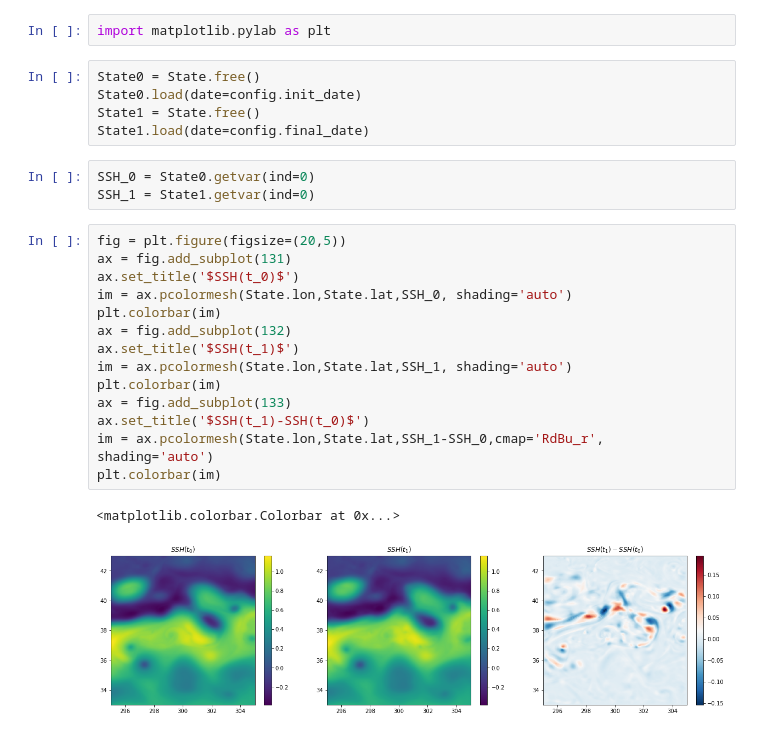
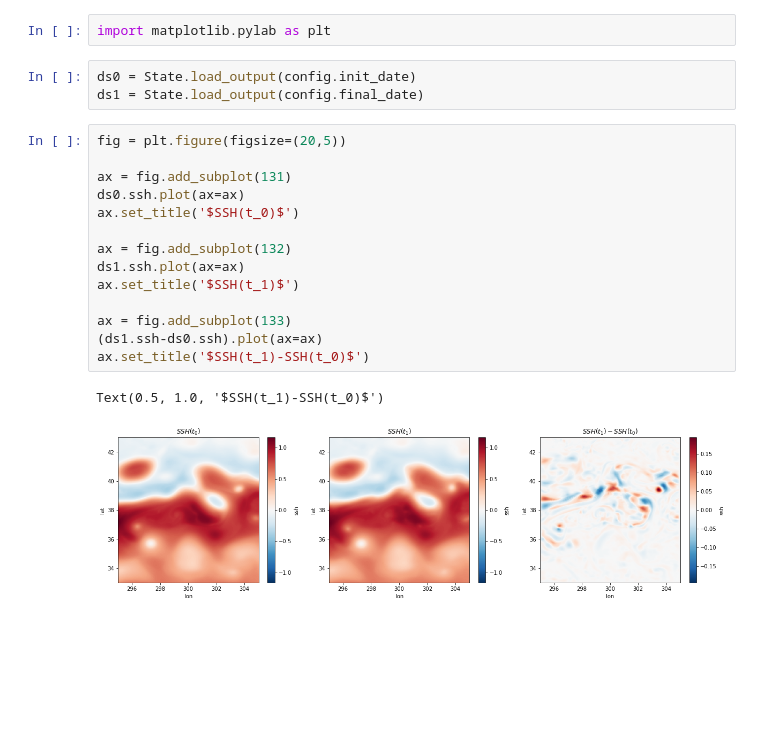
Before and after one commit to leguillf/MASSH, a Jupyter notebook: mapping/examples/Example0.ipynb, the cells around one changed output. Saved outputs shown, nothing was run; the diff lists cells and outputs as text; blank space fills up the shorter version.

Commit message:
Save only SSH as outputs

```diff
--- a/mapping/examples/Example0.ipynb
+++ b/mapping/examples/Example0.ipynb
@@ -65,27 +58,22 @@ ana.ana(config,State,Model,dict_obs=dict_obs)
 # %%
 import matplotlib.pylab as plt
 # %%
-State0 = State.free()
-State0.load(date=config.init_date)
-State1 = State.free()
-State1.load(date=config.final_date)
+ds0 = State.load_output(config.init_date)
+ds1 = State.load_output(config.final_date)
-# %%
-SSH_0 = State0.getvar(ind=0)
-SSH_1 = State1.getvar(ind=0)
 # %%
 fig = plt.figure(figsize=(20,5))
+
 ax = fig.add_subplot(131)
+ds0.ssh.plot(ax=ax)
 ax.set_title('$SSH(t_0)$')
-im = ax.pcolormesh(State.lon,State.lat,SSH_0, shading='auto')
-plt.colorbar(im)
+
 ax = fig.add_subplot(132)
+ds1.ssh.plot(ax=ax)
 ax.set_title('$SSH(t_1)$')
-im = ax.pcolormesh(State.lon,State.lat,SSH_1, shading='auto')
-plt.colorbar(im)
+
 ax = fig.add_subplot(133)
+(ds1.ssh-ds0.ssh).plot(ax=ax)
 ax.set_title('$SSH(t_1)-SSH(t_0)$')
-im = ax.pcolormesh(State.lon,State.lat,SSH_1-SSH_0,cmap='RdBu_r', shading='auto')
-plt.colorbar(im)
 # %% [output]
-<matplotlib.colorbar.Colorbar at 0x...>
+Text(0.5, 1.0, '$SSH(t_1)-SSH(t_0)$')
-[figure, old version]
+[figure, new version]
```
Also changed, not shown: parts of 1 cell of this notebook, 6 other files.
